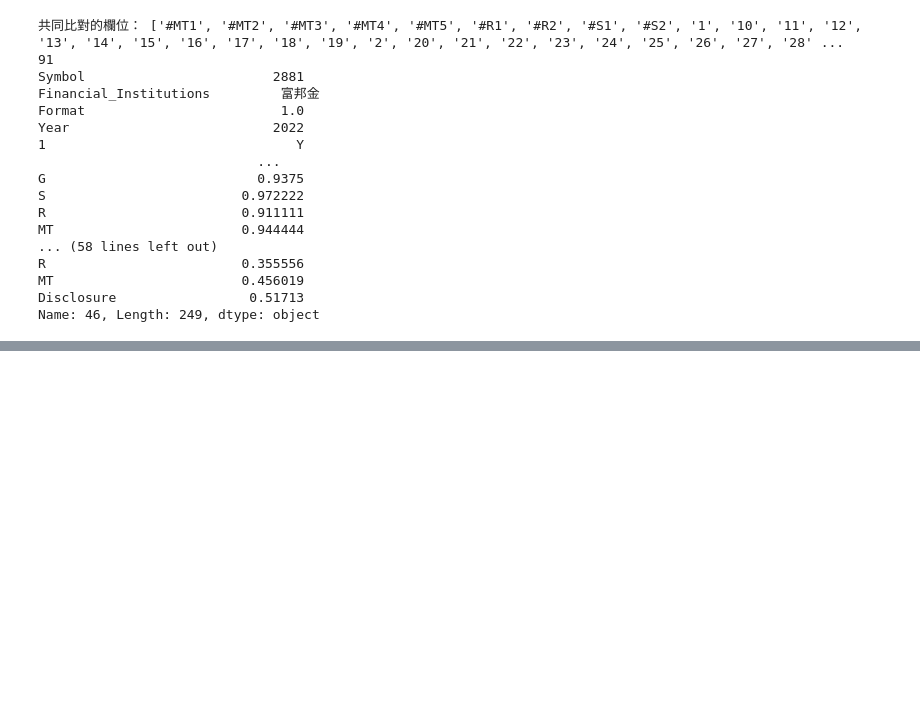
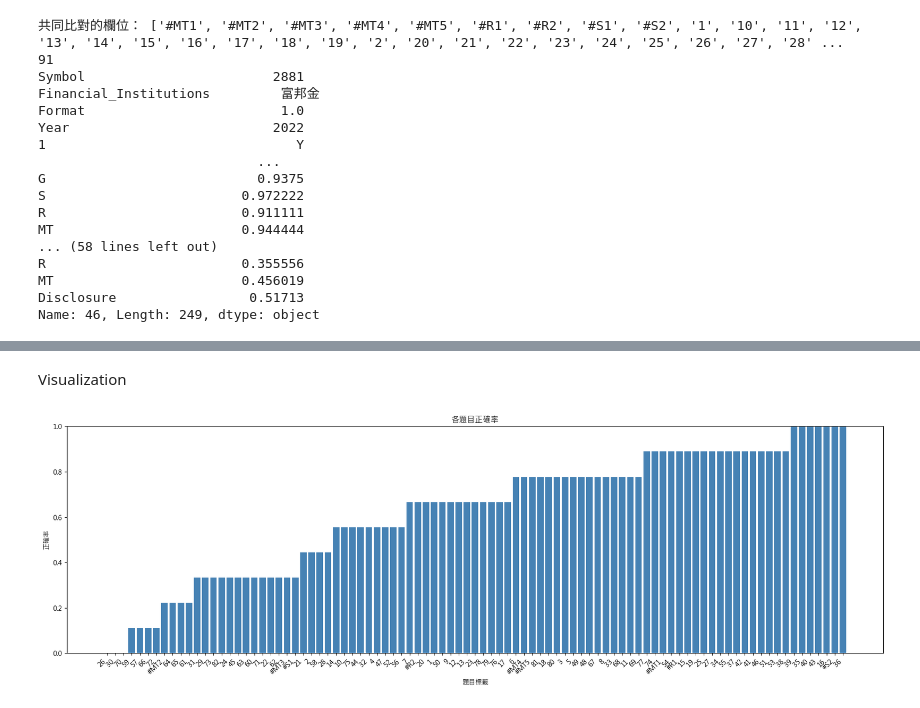
Before and after one commit to Mattis3858/rag_for_tcfd_reports, a Jupyter notebook: llm_question_answering.ipynb, the cells around one changed output, grey strips where cells are left out. Cells and saved outputs as stored; diff of their text form; code cells hidden in the pictures; blank space fills up the shorter version.

Commit message:
change prompt and add visualization

```diff
--- a/llm_question_answering.ipynb
+++ b/llm_question_answering.ipynb
@@ -382,0 +383,39 @@ Institution: 富邦金 Year: 2022
+# %% [markdown]
+Visualization
+# %%
+import pandas as pd
+import matplotlib.pyplot as plt
+
+# 假設你的最終結果 DataFrame 為 df_final
+# df_final 包含以下欄位：
+# - Label (問題標籤)
+# - Answer (GPT 回答，"Yes" 或 "No")
+
+# 1. 計算每個 Label 的整體正確率（答對數量 / 總回答數量）
+df_correctness = (
+    df_final.groupby("Label")["Answer"]
+    .apply(lambda x: (x == "Yes").sum() / len(x))
+    .reset_index(name="Accuracy")
+)
+
+# 2. 排序，方便觀察最常答錯的題目
+df_correctness.sort_values("Accuracy", inplace=True)
+
+# 3. 設定中文字型
+plt.rcParams['font.sans-serif'] = ['Microsoft JhengHei']  # 或其他支援中文的字型
+plt.rcParams['axes.unicode_minus'] = False
+
+# 4. 繪製長條圖（調整圖表寬度）
+plt.figure(figsize=(18, 6))  # 調整圖表大小：寬度14、高度6
+plt.bar(df_correctness["Label"], df_correctness["Accuracy"], color='steelblue')
+
+plt.xlabel("題目標籤")
+plt.ylabel("正確率")
+plt.title("各題目正確率")
+plt.ylim(0, 1)  # 正確率範圍 0~1
+plt.xticks(rotation=45, ha='right')  # 若標籤較長，可適度旋轉
+plt.tight_layout()  # 自動調整邊界，避免標籤被切掉
+
+plt.show()
+# %% [output]
+[figure, added]
```
Also changed, not shown: parts of 7 cells of this notebook, 1 other file.
